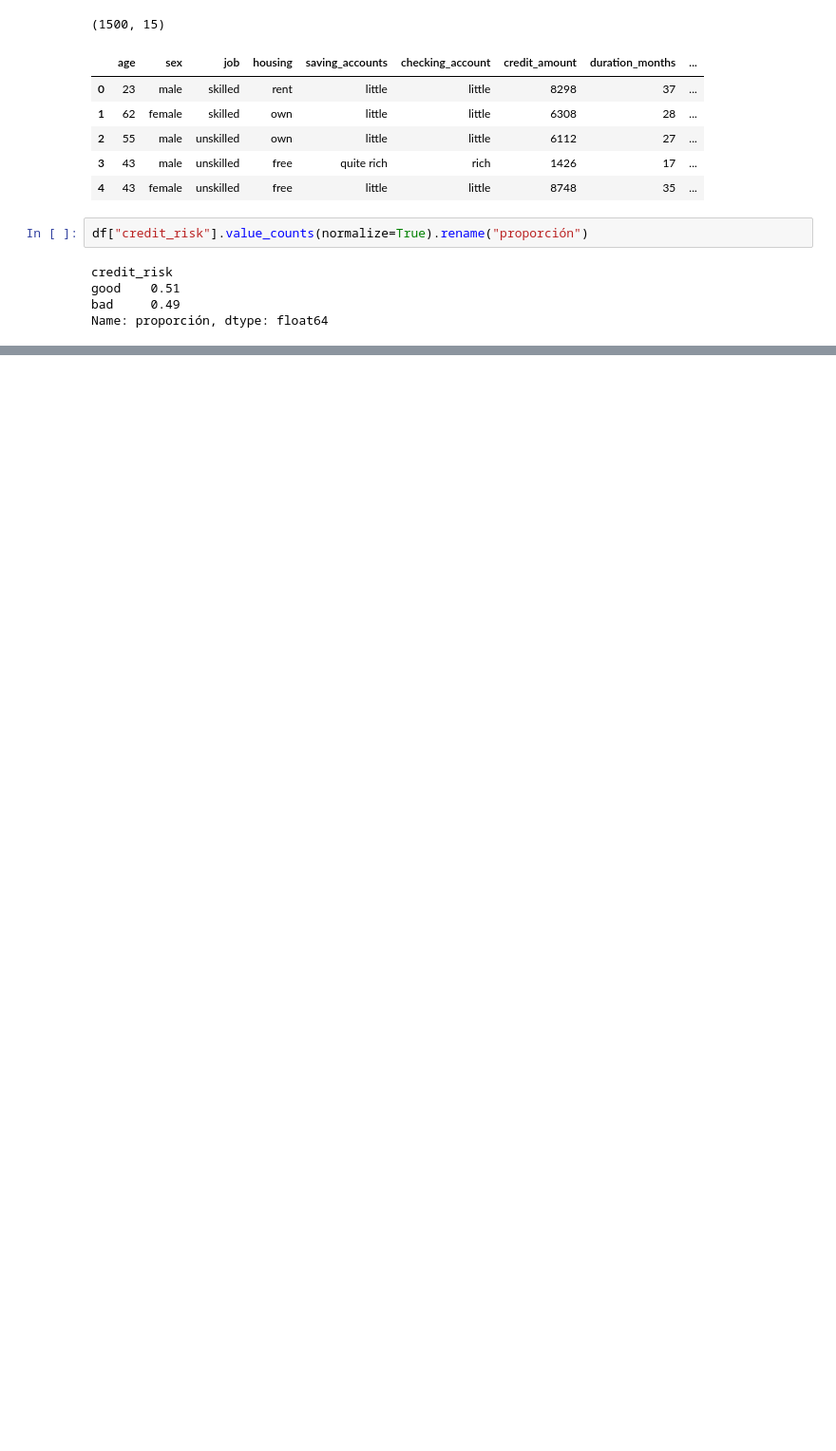
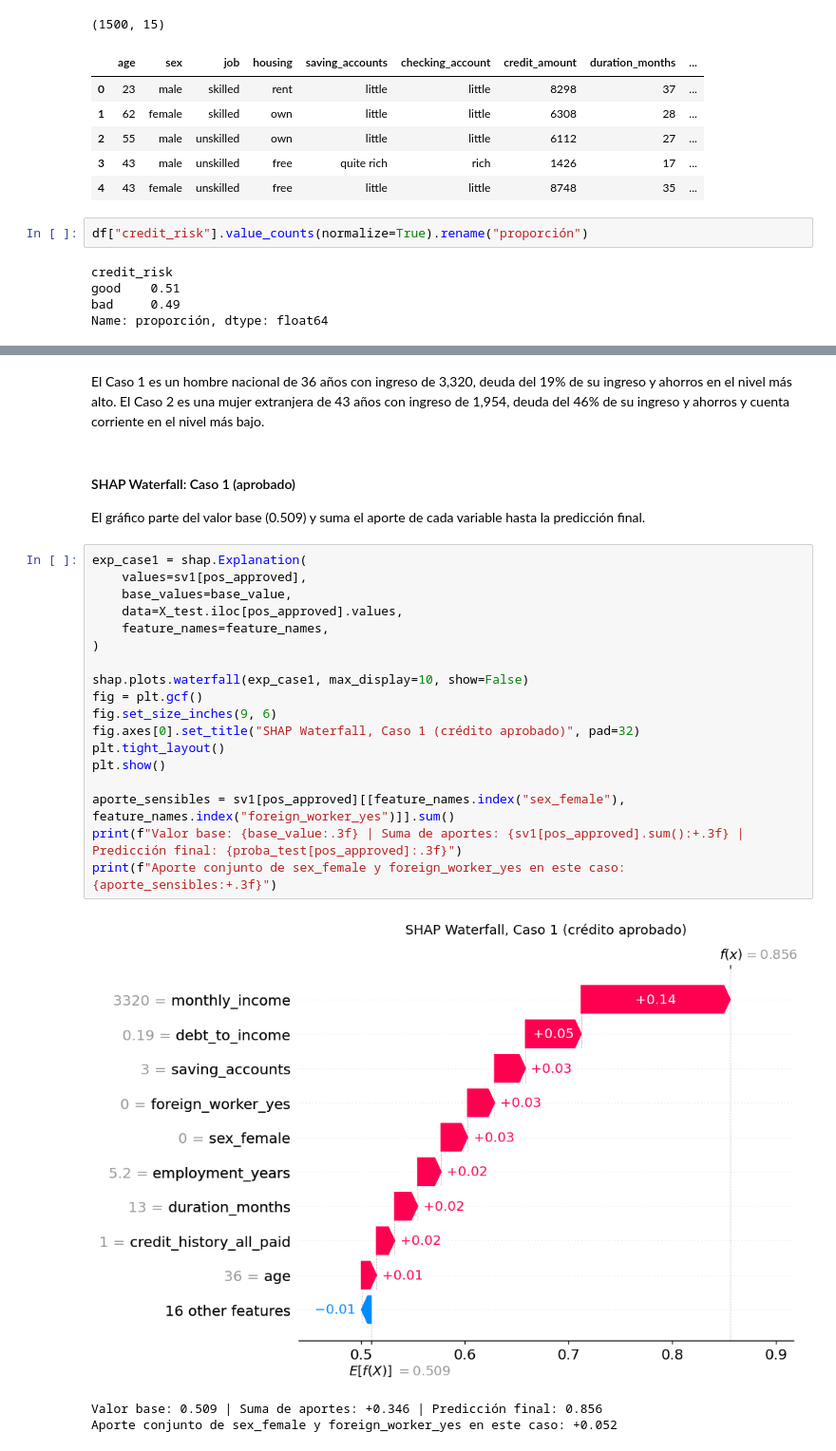
Before and after one commit to AlejandroAlv12/kodigo, a Jupyter notebook: modulo2/Laboratorio IA etica/Laboratorio_IA_Etica_Sesgos_Explicabilidad.ipynb, the cells around one changed output, grey strips where cells are left out. Shown at 95% size. Saved outputs shown, nothing was run; the diff lists cells and outputs as text; blank space fills up the shorter version.

```diff
--- a/modulo2/Laboratorio IA etica/Laboratorio_IA_Etica_Sesgos_Explicabilidad.ipynb
+++ b/modulo2/Laboratorio IA etica/Laboratorio_IA_Etica_Sesgos_Explicabilidad.ipynb
@@ -447,0 +329,28 @@ Este laboratorio mostró que un modelo con **buen desempeño técnico** (accurac
+# %% [markdown]
+El Caso 1 es un hombre nacional de 36 años con ingreso de 3,320, deuda del 19% de su ingreso y ahorros en el nivel más alto. El Caso 2 es una mujer extranjera de 43 años con ingreso de 1,954, deuda del 46% de su ingreso y ahorros y cuenta corriente en el nivel más bajo.
+# %% [markdown]
+#### SHAP Waterfall: Caso 1 (aprobado)
+
+El gráfico parte del valor base (0.509) y suma el aporte de cada variable hasta la predicción final.
+# %%
+exp_case1 = shap.Explanation(
+    values=sv1[pos_approved],
+    base_values=base_value,
+    data=X_test.iloc[pos_approved].values,
+    feature_names=feature_names,
+)
+
+shap.plots.waterfall(exp_case1, max_display=10, show=False)
+fig = plt.gcf()
+fig.set_size_inches(9, 6)
+fig.axes[0].set_title("SHAP Waterfall, Caso 1 (crédito aprobado)", pad=32)
+plt.tight_layout()
+plt.show()
+
+aporte_sensibles = sv1[pos_approved][[feature_names.index("sex_female"), feature_names.index("foreign_worker_yes")]].sum()
+print(f"Valor base: {base_value:.3f} | Suma de aportes: {sv1[pos_approved].sum():+.3f} | Predicción final: {proba_test[pos_approved]:.3f}")
+print(f"Aporte conjunto de sex_female y foreign_worker_yes en este caso: {aporte_sensibles:+.3f}")
+# %% [output]
+[figure, added]
+Valor base: 0.509 | Suma de aportes: +0.346 | Predicción final: 0.856
+Aporte conjunto de sex_female y foreign_worker_yes en este caso: +0.052
```
Also changed, not shown: parts of 68 cells of this notebook.
